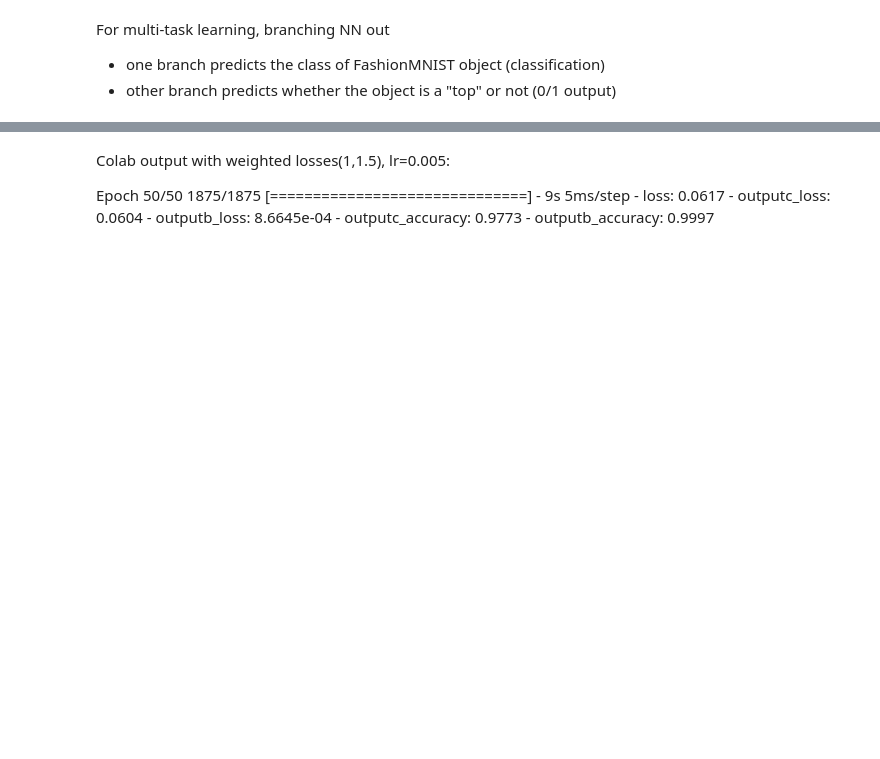
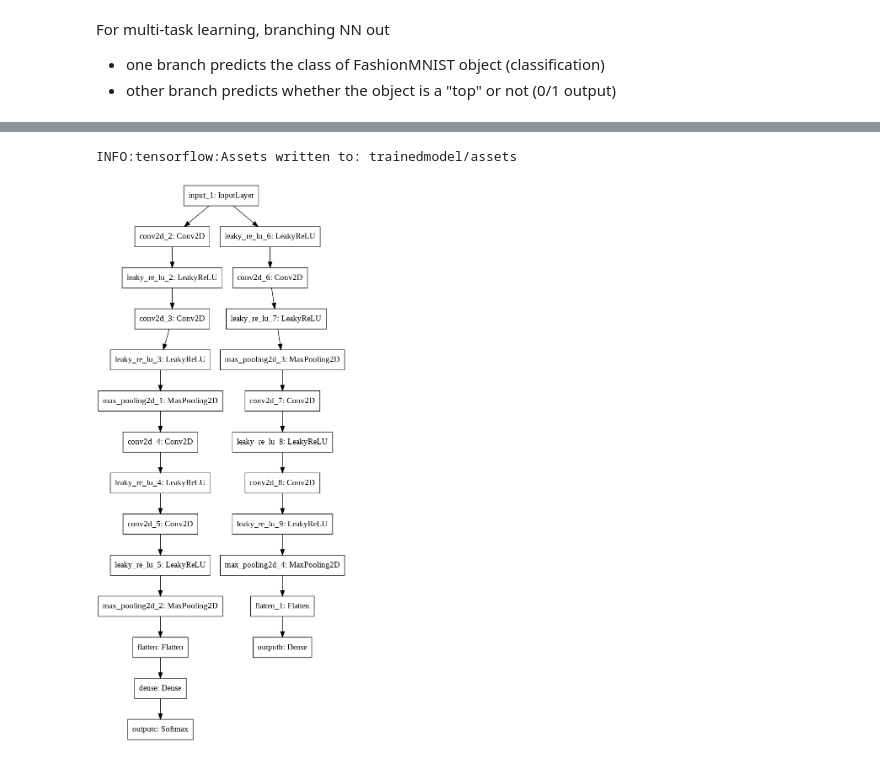
Before and after one commit to ashwinsapre/GANfaces_iCarl, a Jupyter notebook: iCarl_main.ipynb, the cells around one changed output, grey strips where cells are left out. Saved outputs shown, nothing was run; the diff lists cells and outputs as text; code cells hidden in the pictures; blank space fills up the shorter version.

Commit message:
added model visualisation

```diff
--- a/iCarl_main.ipynb
+++ b/iCarl_main.ipynb
@@ -159,5 +174,8 @@ KeyboardInterrupt:
-# %% [markdown]
-Colab output with weighted losses(1,1.5), lr=0.005:
-
-Epoch 50/50
-1875/1875 [==============================] - 9s 5ms/step - loss: 0.0617 - outputc_loss: 0.0604 - outputb_loss: 8.6645e-04 - outputc_accuracy: 0.9773 - outputb_accuracy: 0.9997
+# %%
+model.save("trainedmodel")
+# %% [output]
+INFO:tensorflow:Assets written to: trainedmodel/assets
+# %%
+tf.keras.utils.plot_model(model)
+# %% [output]
+[figure, added]
```
Also changed, not shown: parts of 2 cells of this notebook.
